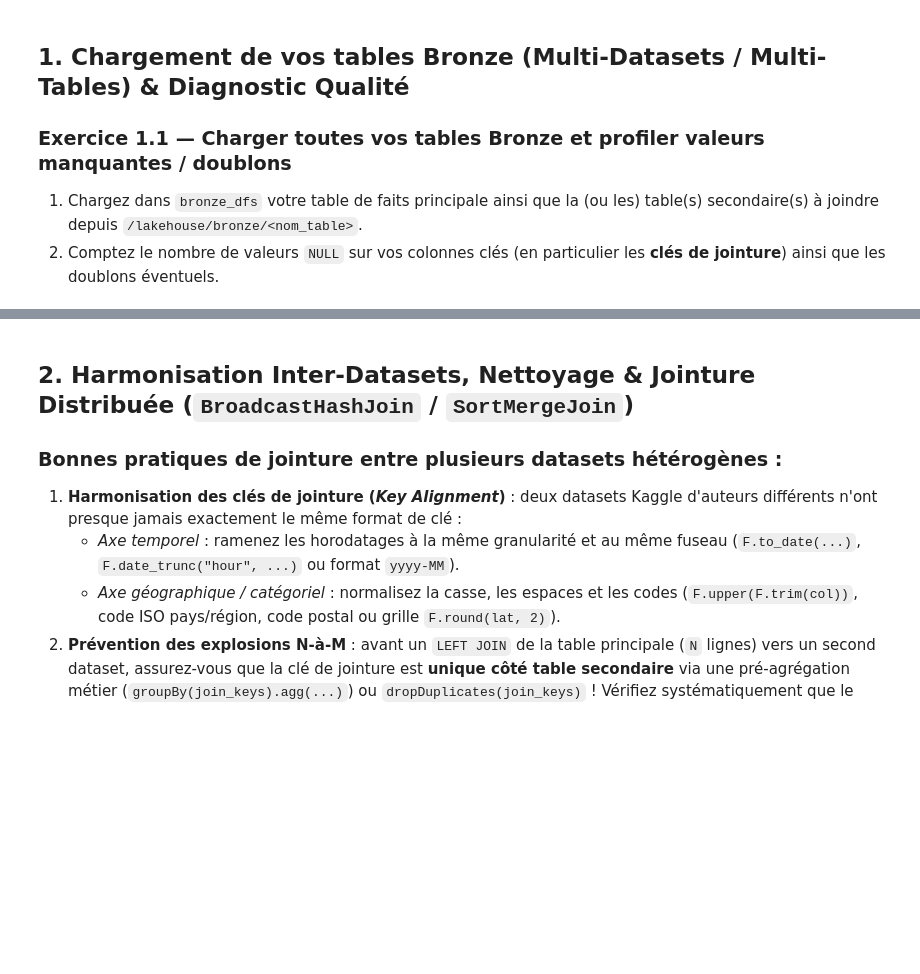
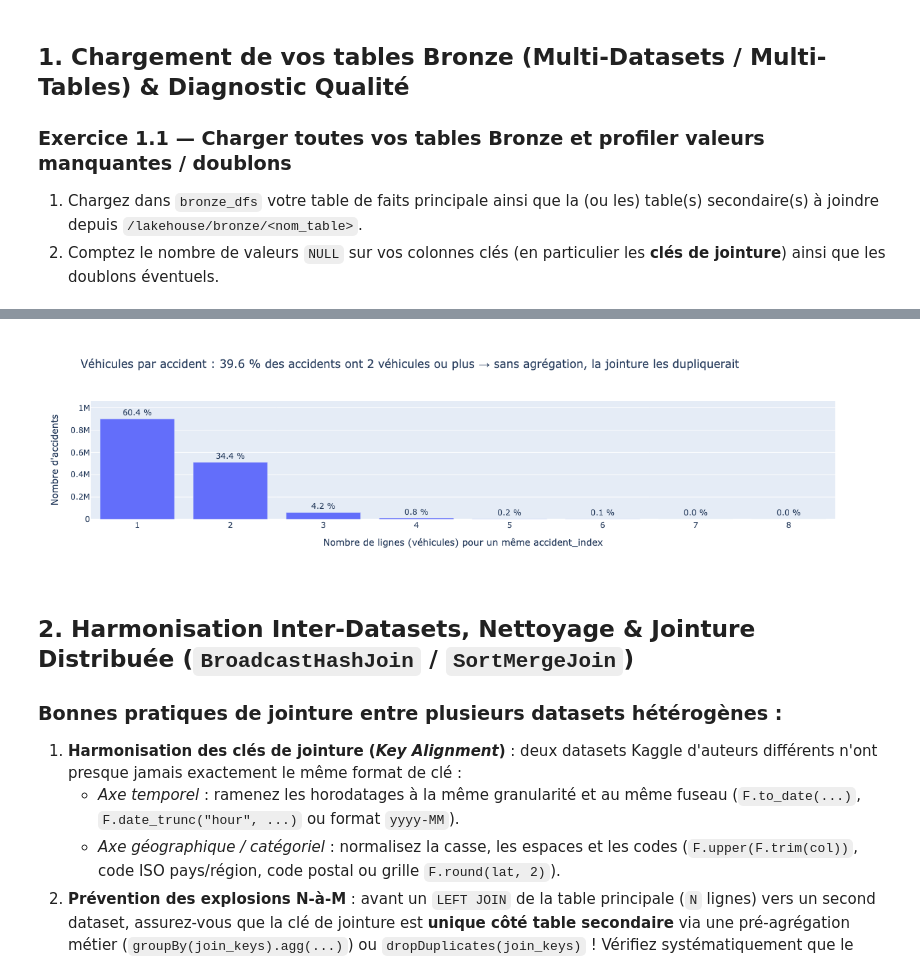
Before and after one commit to akram-dinobot/akram-amokrane-hadoop-kaggle, a Jupyter notebook: notebooks/J2_Spark_Delta_Silver.ipynb, the cells around one changed output, grey strips where cells are left out. Drawn from its saved outputs; the diff is of its cells as text; code cells hidden in the pictures; blank space fills up the shorter version.

```diff
--- a/notebooks/J2_Spark_Delta_Silver.ipynb
+++ b/notebooks/J2_Spark_Delta_Silver.ipynb
@@ -106,3 +125,27 @@ only showing top 20 rows
+# %%
+# Graphique 2 — Nombre de véhicules par accident dans la table vehicles (justifie la pré-agrégation)
+# Double agrégation Spark : véhicules par accident, puis nombre d'accidents par valeur -> quelques lignes seulement
+import plotly.express as px
+
+pdf_veh = (bronze_dfs["secondary"]
+           .groupBy(JOIN_KEY).agg(F.count("*").alias("nb_vehicules"))
+           .groupBy("nb_vehicules").agg(F.count("*").alias("nb_accidents"))
+           .orderBy("nb_vehicules")
+           .toPandas())
+pdf_veh["pct_accidents"] = (pdf_veh["nb_accidents"] / pdf_veh["nb_accidents"].sum() * 100).round(2)
+pct_multi = pdf_veh.loc[pdf_veh["nb_vehicules"] >= 2, "pct_accidents"].sum()
+
+fig = px.bar(
+    pdf_veh[pdf_veh["nb_vehicules"] <= 8], x="nb_vehicules", y="nb_accidents", text="pct_accidents",
+    labels={"nb_vehicules": "Nombre de lignes (véhicules) pour un même accident_index",
+            "nb_accidents": "Nombre d'accidents"},
+    title=f"Véhicules par accident : {pct_multi:.1f} % des accidents ont 2 véhicules ou plus "
+          f"→ sans agrégation, la jointure les dupliquerait",
+)
+fig.update_traces(texttemplate="%{text:.1f} %", textposition="outside")
+fig.show()
+# %% [output]
+[figure, added]
 # %% [markdown]
 ## 2. Harmonisation Inter-Datasets, Nettoyage & Jointure Distribuée (`BroadcastHashJoin` / `SortMergeJoin`)
 
```
Also changed, not shown: parts of 7 cells of this notebook.
